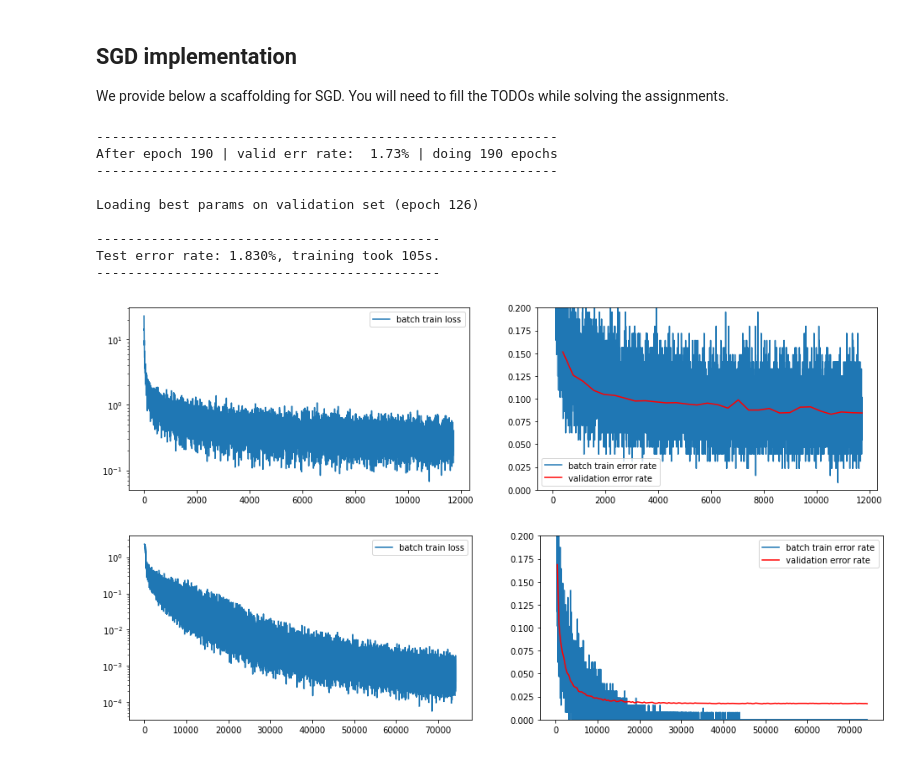
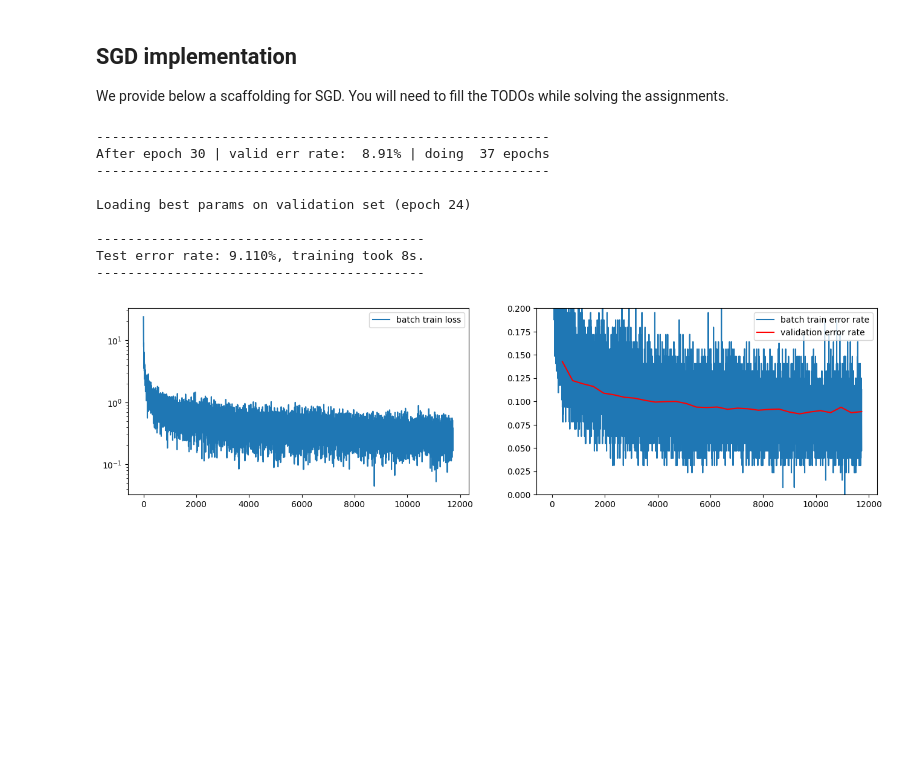
Before and after one commit to michalfica/neutral-networks, a Jupyter notebook: assigmnent2/Assignment2.ipynb, the cells around one changed output. Drawn from its saved outputs; the diff is of its cells as text; code cells hidden in the pictures; blank space fills up the shorter version.

```diff
--- a/assigmnent2/Assignment2.ipynb
+++ b/assigmnent2/Assignment2.ipynb
@@ -521,40 +526,39 @@ class Model(nn.Module):
 
     def loss(self, Out, Targets):
         return F.cross_entropy(Out, Targets)
 
 
 model = Model(nn.Linear(28 * 28, 10))
 
 with torch.no_grad():
     # Initialize parameters
     for name, p in model.named_parameters():
         if "weight" in name:
             p.normal_(0, 0.5)
         elif "bias" in name:
             p.zero_()
         else:
             raise ValueError('Unknown parameter name "%s"' % name)
 
 # On GPU enabled devices set device='cuda' else set device='cpu'
 t_start = time.time()
-SGD(model, mnist_loaders, alpha=1e-1, max_num_epochs=30, device="cuda")
+SGD(model, mnist_loaders, alpha=1e-1, max_num_epochs=30, device="cpu")
 
 
 test_err_rate = compute_error_rate(model, mnist_loaders["test"])
 m = (
     f"Test error rate: {test_err_rate * 100.0:.3f}%, "
     f"training took {time.time() - t_start:.0f}s."
 )
 print("{0}\n{1}\n{0}".format("-" * len(m), m))
 # %% [output]
------------------------------------------------------------
-After epoch 190 | valid err rate:  1.73% | doing 190 epochs
------------------------------------------------------------
+----------------------------------------------------------
+After epoch 30 | valid err rate:  8.91% | doing  37 epochs
+----------------------------------------------------------
 
-Loading best params on validation set (epoch 126)
+Loading best params on validation set (epoch 24)
 
---------------------------------------------
-Test error rate: 1.830%, training took 105s.
---------------------------------------------
+------------------------------------------
+Test error rate: 9.110%, training took 8s.
+------------------------------------------
-[figure, old version]
+[figure, new version]
-[figure, removed]
```
Also changed, not shown: parts of 2 cells of this notebook.
